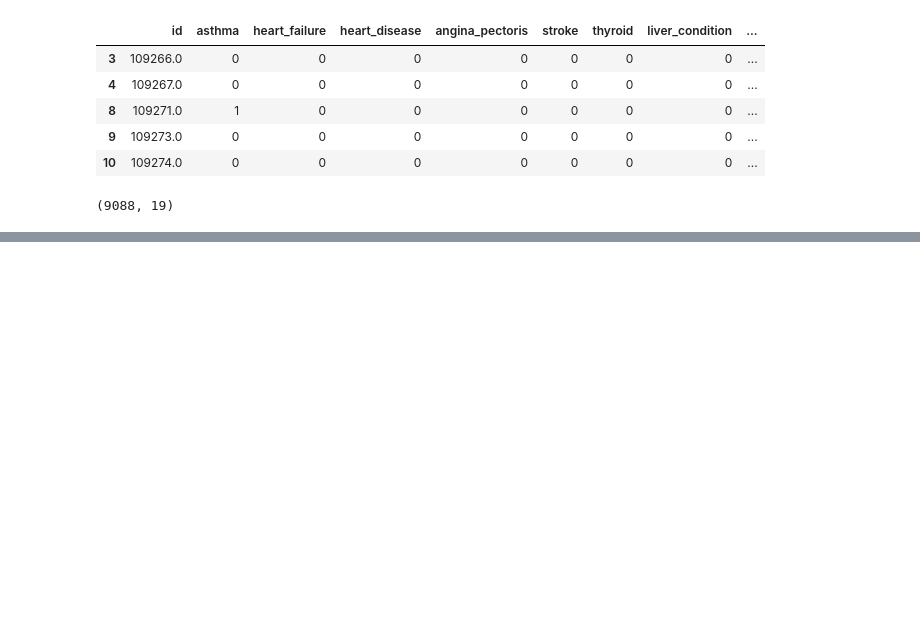
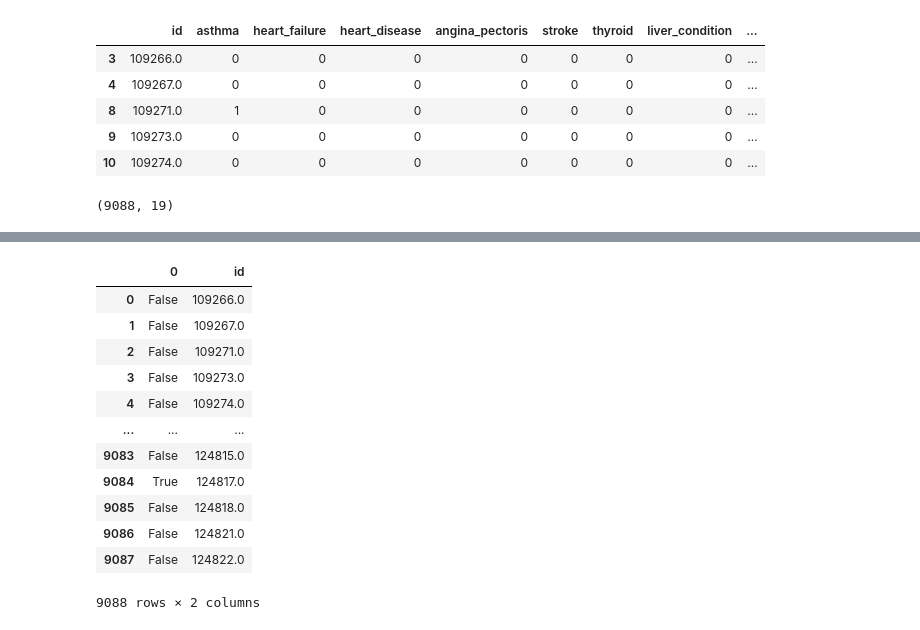
Before and after one commit to equitymarkets/HeartAttackPrediction, a Jupyter notebook: data_etl.ipynb, the cells around one changed output, grey strips where cells are left out. Saved outputs shown, nothing was run; the diff lists cells and outputs as text; code cells hidden in the pictures; blank space fills up the shorter version.

```diff
--- a/data_etl.ipynb
+++ b/data_etl.ipynb
@@ -199,0 +191,3 @@ df_3.head()
+# %%
+df_3 = df_3.rename(columns = {'age_chronic_heart_disease': 'heart_disease_age'})
+df_3.head()
@@ -199,0 +220,18 @@ df_3.head()
+# %%
+check = pd.DataFrame((df_3['liver_age']<=df_3['heart_attack_age'])&(df_3['heart_attack_age'].notna()) | (df_3['liver_condition']==1))
+check['id'] = df_3['id']
+check
+# %% [output]
+|  | 0 | id |
+| 0 | False | 109266.0 |
+| 1 | False | 109267.0 |
+| 2 | False | 109271.0 |
+| 3 | False | 109273.0 |
+| 4 | False | 109274.0 |
+| ... | ... | ... |
+| 9083 | False | 124815.0 |
+| 9084 | True | 124817.0 |
+| 9085 | False | 124818.0 |
+| 9086 | False | 124821.0 |
+| 9087 | False | 124822.0 |
+9088 rows × 2 columns
```
Also changed, not shown: parts of 9 cells of this notebook, 3 other files.
